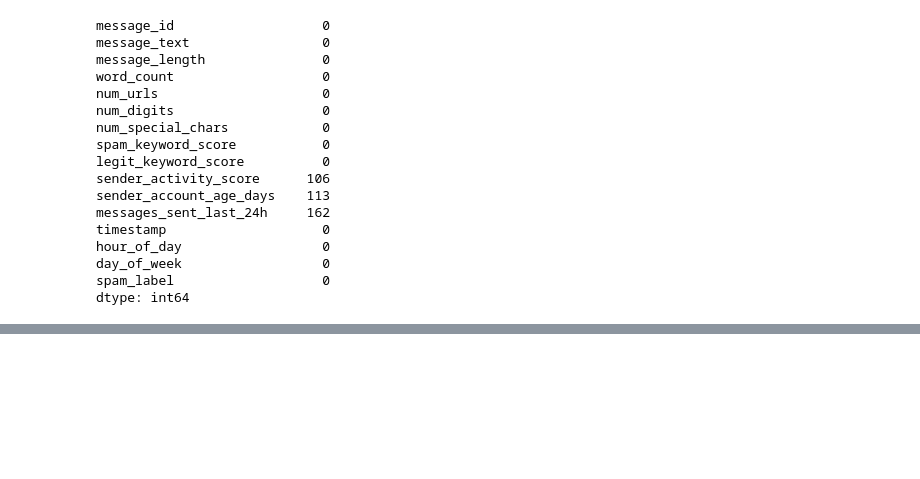
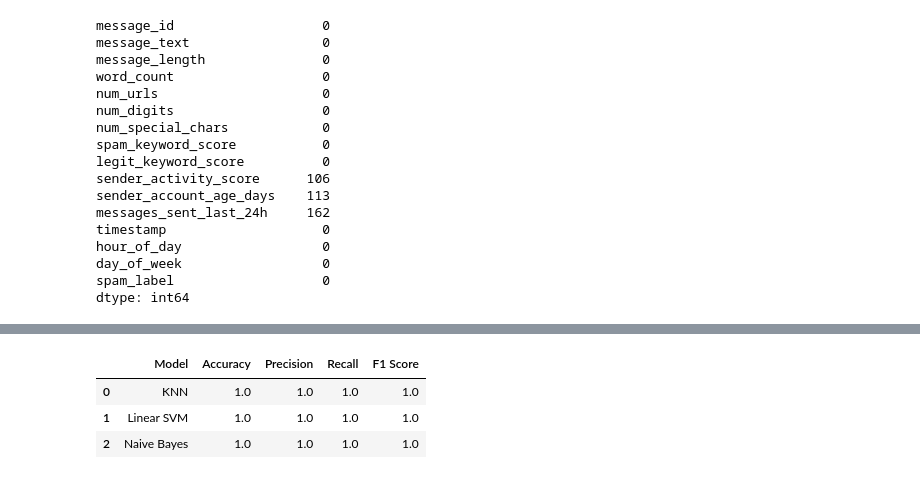
Before and after one commit to Parth-M-M/Rnw, a Jupyter notebook: algorithms/Superviced learning/pr4/pr4.ipynb, the cells around one changed output, grey strips where cells are left out. Drawn from its saved outputs; the diff is of its cells as text; code cells hidden in the pictures; blank space fills up the shorter version.

```diff
--- a/algorithms/Superviced learning/pr4/pr4.ipynb
+++ b/algorithms/Superviced learning/pr4/pr4.ipynb
@@ -241,0 +249,12 @@ plt.show()
+# %%
+svm_linear=SVC(kernel="linear")
+
+svm_linear.fit(X_train,y_train)
+
+svm_linear_pred=svm_linear.predict(X_test)
+# %%
+svm_rbf=SVC(kernel="rbf")
+
+svm_rbf.fit(X_train,y_train)
+
+svm_rbf_pred=svm_rbf.predict(X_test)
@@ -241,0 +284,6 @@ plt.show()
+# %%
+nb=GaussianNB()
+
+nb.fit(X_train,y_train)
+
+nb_pred=nb.predict(X_test)
@@ -241,0 +357,41 @@ plt.show()
+# %%
+results=pd.DataFrame({
+
+    "Model":[
+        "KNN",
+        "Linear SVM",
+        "Naive Bayes"
+    ],
+
+    "Accuracy":[
+        accuracy_score(y_test,knn_pred),
+        accuracy_score(y_test,svm_linear_pred),
+        accuracy_score(y_test,nb_pred)
+    ],
+
+    "Precision":[
+        precision_score(y_test,knn_pred),
+        precision_score(y_test,svm_linear_pred),
+        precision_score(y_test,nb_pred)
+    ],
+
+    "Recall":[
+        recall_score(y_test,knn_pred),
+        recall_score(y_test,svm_linear_pred),
+        recall_score(y_test,nb_pred)
+    ],
+
+    "F1 Score":[
+        f1_score(y_test,knn_pred),
+        f1_score(y_test,svm_linear_pred),
+        f1_score(y_test,nb_pred)
+    ]
+
+})
+
+results
+# %% [output]
+|  | Model | Accuracy | Precision | Recall | F1 Score |
+| 0 | KNN | 1.0 | 1.0 | 1.0 | 1.0 |
+| 1 | Linear SVM | 1.0 | 1.0 | 1.0 | 1.0 |
+| 2 | Naive Bayes | 1.0 | 1.0 | 1.0 | 1.0 |
```
Also changed, not shown: parts of 46 cells of this notebook, 2 other files.
